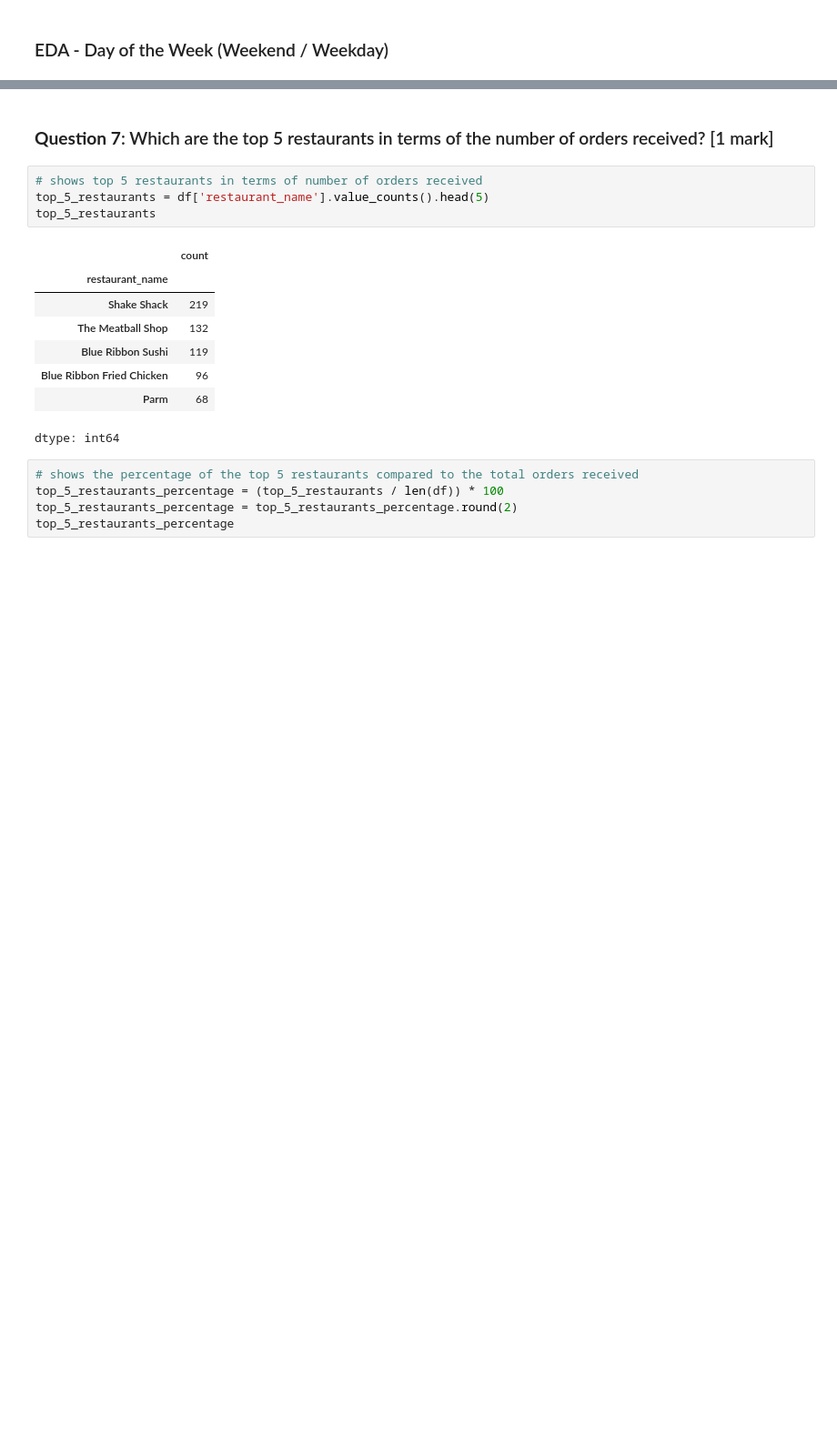
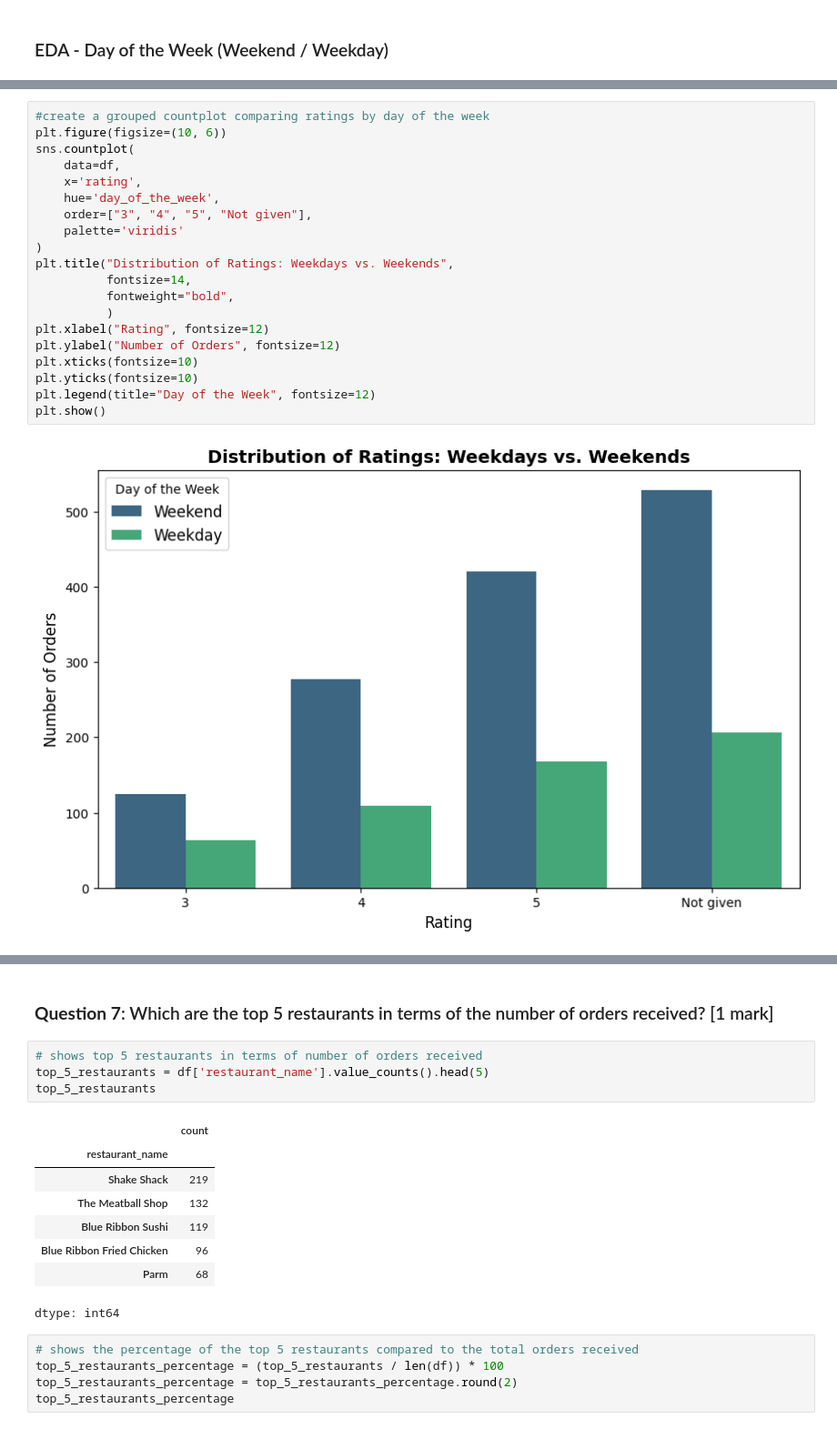
Before and after one commit to Nocte88/FDS-Project-1, a Jupyter notebook: FDS_Project_LearnerNotebook_FullCode_(1).ipynb, the cells around one changed output, grey strips where cells are left out. Shown at 91% size. Saved outputs shown, nothing was run; the diff lists cells and outputs as text; blank space fills up the shorter version.

```diff
--- a/FDS_Project_LearnerNotebook_FullCode_(1).ipynb
+++ b/FDS_Project_LearnerNotebook_FullCode_(1).ipynb
@@ -435,0 +496,22 @@ plt.show()
+# %%
+#create a grouped countplot comparing ratings by day of the week
+plt.figure(figsize=(10, 6))
+sns.countplot(
+    data=df,
+    x='rating',
+    hue='day_of_the_week',
+    order=["3", "4", "5", "Not given"],
+    palette='viridis'
+)
+plt.title("Distribution of Ratings: Weekdays vs. Weekends",
+          fontsize=14,
+          fontweight="bold",
+          )
+plt.xlabel("Rating", fontsize=12)
+plt.ylabel("Number of Orders", fontsize=12)
+plt.xticks(fontsize=10)
+plt.yticks(fontsize=10)
+plt.legend(title="Day of the Week", fontsize=12)
+plt.show()
+# %% [output]
+[figure, added]
```
Also changed, not shown: parts of 54 cells of this notebook.
